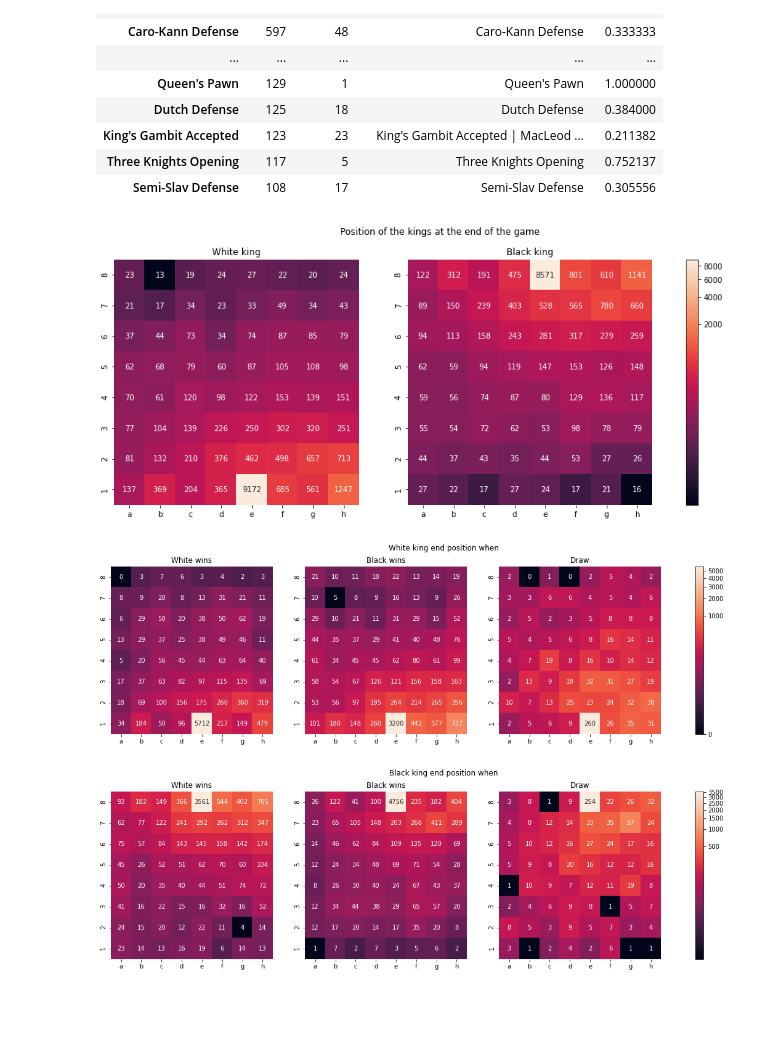
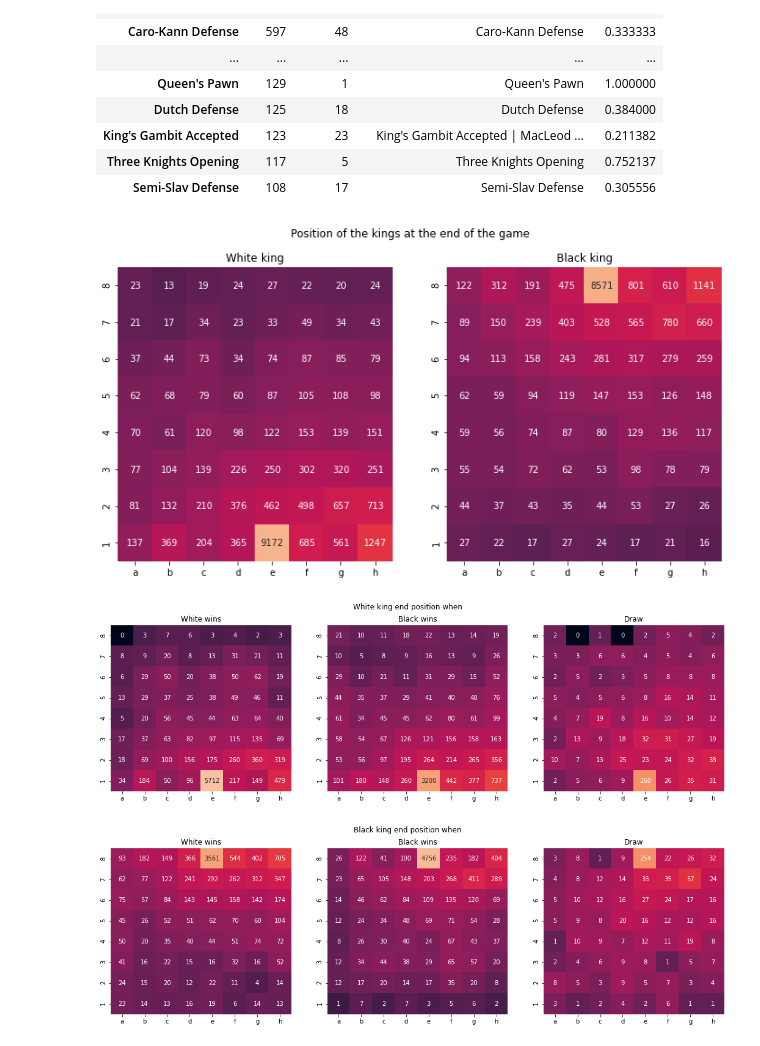
Before and after one commit to com-480-data-visualization/data-visualization-project-2021-thelogisticsscoobyganggotridofswagl33d, a Jupyter notebook: Milestone 1.ipynb, the cells around one changed output. Saved outputs shown, nothing was run; the diff lists cells and outputs as text; code cells hidden in the pictures; blank space fills up the shorter version.

Commit message:
removed shared colorbar

```diff
--- a/Milestone 1.ipynb
+++ b/Milestone 1.ipynb
@@ -95,51 +95,45 @@ def plot_position_heatmap(s, ax=None):
     df = pd.DataFrame(np.zeros((8,8)), index=range(8, 0, -1), columns=['a', 'b', 'c', 'd', 'e', 'f', 'g', 'h'], dtype=int)
     for _, pos in s.items():
         df.loc[int(pos[1]), pos[0]] += 1
-    return sns.heatmap(data=df, annot=True, norm=PowerNorm(1/5), ax=ax, cbar=False, fmt='d')
+    sns.heatmap(data=df, annot=True, norm=PowerNorm(1/5, vmin=0, vmax=len(s)), ax=ax, cbar=False, fmt='d')
 # %%
-fig, axes = plt.subplots(ncols=2, figsize=(16, 6))
+fig, axes = plt.subplots(ncols=2, figsize=(12, 6))
 plt.suptitle("Position of the kings at the end of the game")
 
 axes[0].set_title ("White king")
-im = plot_position_heatmap(games['white_king'], ax=axes[0])
+plot_position_heatmap(games['white_king'], ax=axes[0])
 
 axes[1].set_title("Black king")
 plot_position_heatmap(games['black_king'], ax=axes[1])
-
-plt.colorbar(im.get_children()[0], ax=axes, orientation='vertical');
 # %% [output]
-[figure, old version]
+[figure, new version]
 # %%
-fig, axes = plt.subplots(ncols=3, figsize=(20, 5))
+fig, axes = plt.subplots(ncols=3, figsize=(18, 5))
 
 plt.suptitle("White king end position when")
 
 axes[0].set_title ("White wins")
-im = plot_position_heatmap(games['white_king'][games['winner'] == 'white'], ax=axes[0])
+plot_position_heatmap(games['white_king'][games['winner'] == 'white'], ax=axes[0])
 
 axes[1].set_title ("Black wins")
 plot_position_heatmap(games['white_king'][games['winner'] == 'black'], ax=axes[1])
 
 axes[2].set_title ("Draw")
-plot_position_heatmap(games['white_king'][games['winner'] == 'draw'], ax=axes[2])
-
-plt.colorbar(im.get_children()[0], ax=axes, orientation='vertical');
+plot_position_heatmap(games['white_king'][games['winner'] == 'draw'], ax=axes[2]);
 # %% [output]
-[figure, old version]
+[figure, new version]
 # %%
-fig, axes = plt.subplots(ncols=3, figsize=(20, 5))
+fig, axes = plt.subplots(ncols=3, figsize=(18, 5))
 
 plt.suptitle("Black king end position when")
 
 axes[0].set_title ("White wins")
-im = plot_position_heatmap(games['black_king'][games['winner'] == 'white'], ax=axes[0])
+plot_position_heatmap(games['black_king'][games['winner'] == 'white'], ax=axes[0])
 
 axes[1].set_title ("Black wins")
 plot_position_heatmap(games['black_king'][games['winner'] == 'black'], ax=axes[1])
 
 axes[2].set_title ("Draw")
 plot_position_heatmap(games['black_king'][games['winner'] == 'draw'], ax=axes[2])
-
-plt.colorbar(im.get_children()[0], ax=axes, orientation='vertical');
 # %% [output]
-[figure, old version]
+[figure, new version]
```
Also changed, not shown: parts of 1 cell of this notebook.
